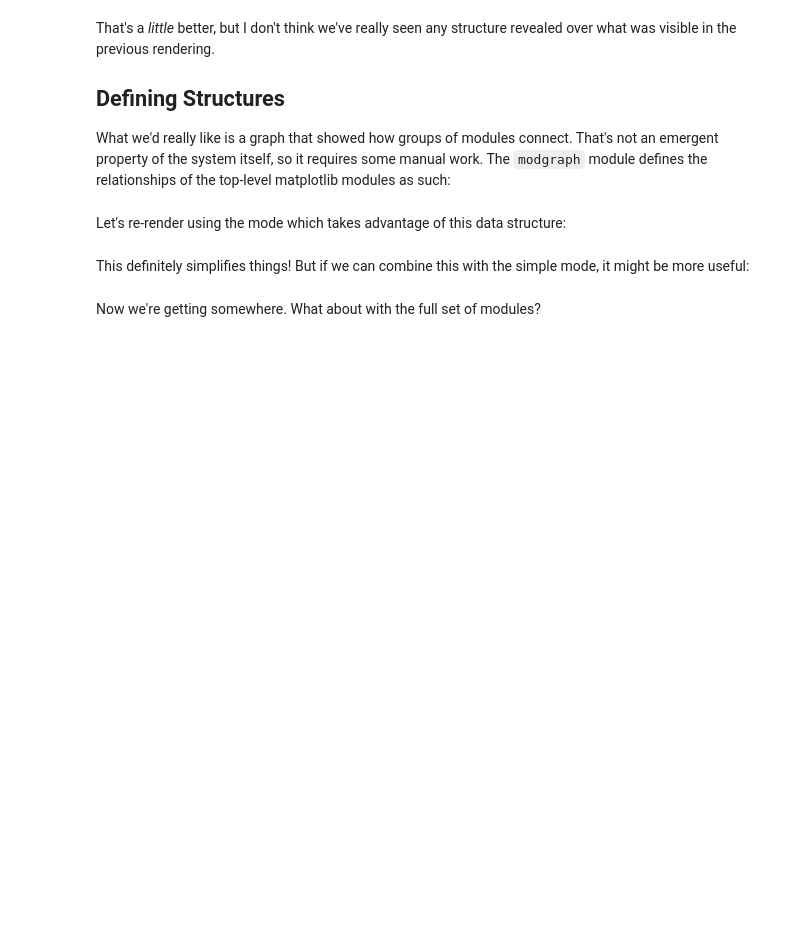
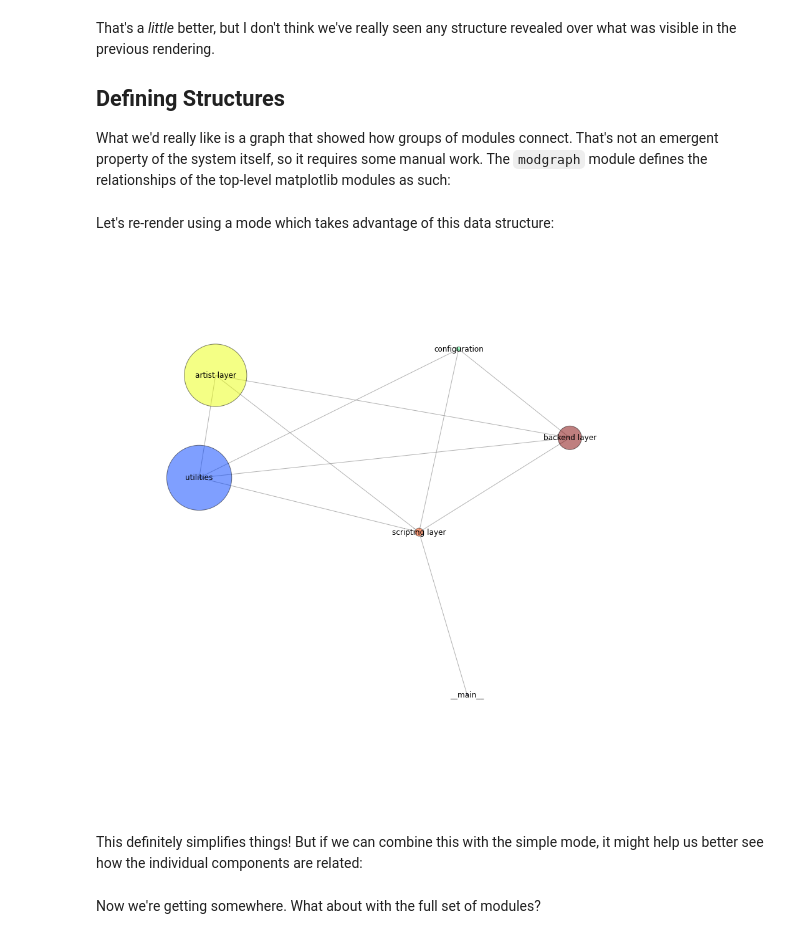
Before and after one commit to thorgisl/em-sample-notebook, a Jupyter notebook: notebooks/mmpl-arch.ipynb, the cells around one changed output. Cells and saved outputs as stored; diff of their text form; code cells hidden in the pictures; blank space fills up the shorter version.

```diff
--- a/notebooks/mmpl-arch.ipynb
+++ b/notebooks/mmpl-arch.ipynb
@@ -193,2 +189,8 @@ matplotlib_groupings = {
 # %% [markdown]
-Let's re-render using the mode which takes advantage of this data structure:
+Let's re-render using a mode which takes advantage of this data structure:
+# %%
+grapher.render(layout="neato", labels=True, mode="reduced-structure")
+# %% [output]
+[figure, added]
+# %% [markdown]
+This definitely simplifies things! But if we can combine this with the simple mode, it might help us better see how the individual components are related:
@@ -197,2 +205,0 @@ finder.render(layout="twopi", labels=False, mode="reduced-structure")
-# %% [markdown]
-This definitely simplifies things! But if we can combine this with the simple mode, it might be more useful:
```
Also changed, not shown: parts of 13 cells of this notebook.
